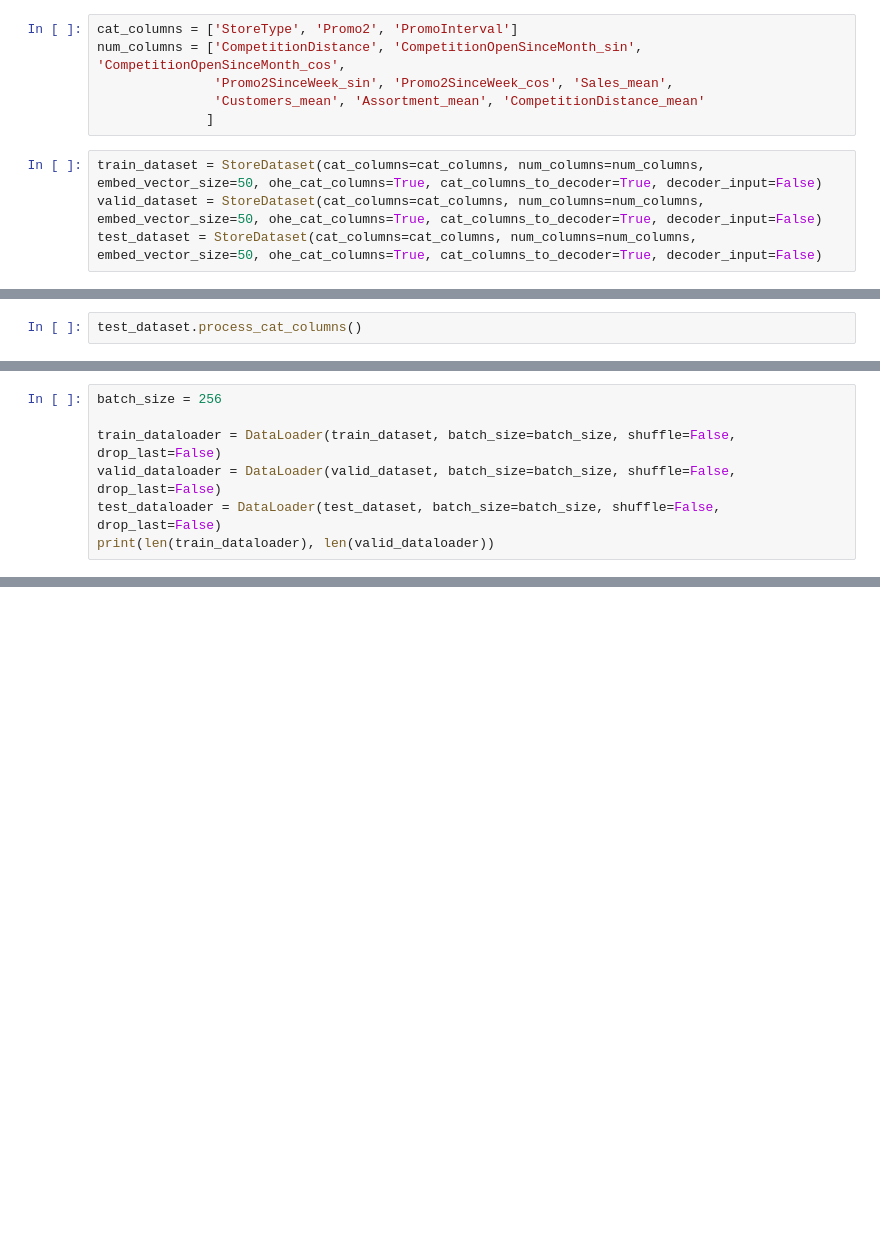
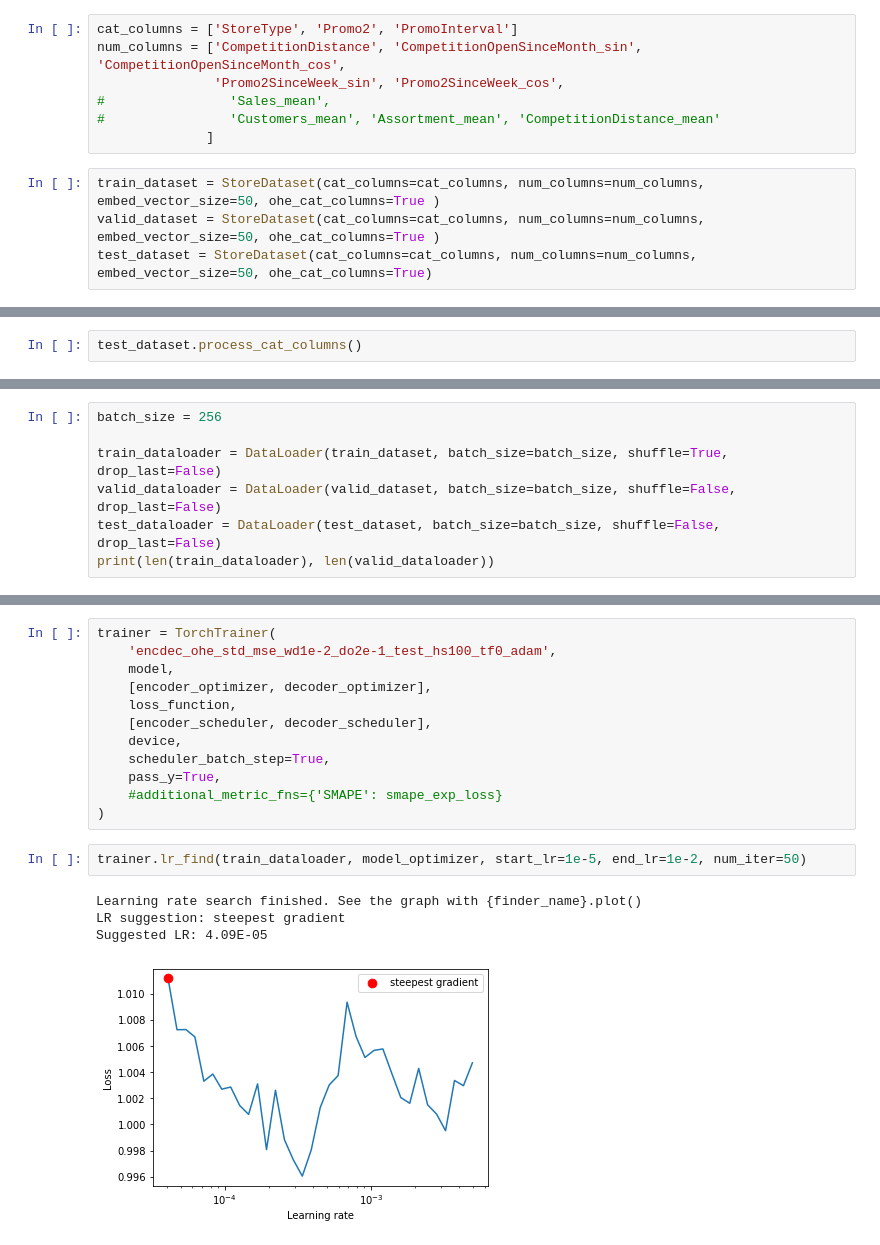
Before and after one commit to alienspaceman/Rossmann-Store-Sales, a Jupyter notebook: Final version.ipynb, the cells around one changed output, grey strips where cells are left out. Cells and saved outputs as stored; diff of their text form; blank space fills up the shorter version.

```diff
--- a/Final version.ipynb
+++ b/Final version.ipynb
@@ -283,11 +315,12 @@ print(train_sequence_data.shape, valid_sequence_data.shape, test_sequence_data.s
 # %%
 cat_columns = ['StoreType', 'Promo2', 'PromoInterval']
 num_columns = ['CompetitionDistance', 'CompetitionOpenSinceMonth_sin', 'CompetitionOpenSinceMonth_cos',
-               'Promo2SinceWeek_sin', 'Promo2SinceWeek_cos', 'Sales_mean',
-               'Customers_mean', 'Assortment_mean', 'CompetitionDistance_mean'
+               'Promo2SinceWeek_sin', 'Promo2SinceWeek_cos',
+#                'Sales_mean',
+#                'Customers_mean', 'Assortment_mean', 'CompetitionDistance_mean'
               ]
 # %%
-train_dataset = StoreDataset(cat_columns=cat_columns, num_columns=num_columns, embed_vector_size=50, ohe_cat_columns=True, cat_columns_to_decoder=True, decoder_input=False)
-valid_dataset = StoreDataset(cat_columns=cat_columns, num_columns=num_columns, embed_vector_size=50, ohe_cat_columns=True, cat_columns_to_decoder=True, decoder_input=False)
-test_dataset = StoreDataset(cat_columns=cat_columns, num_columns=num_columns, embed_vector_size=50, ohe_cat_columns=True, cat_columns_to_decoder=True, decoder_input=False)
+train_dataset = StoreDataset(cat_columns=cat_columns, num_columns=num_columns, embed_vector_size=50, ohe_cat_columns=True )
+valid_dataset = StoreDataset(cat_columns=cat_columns, num_columns=num_columns, embed_vector_size=50, ohe_cat_columns=True )
+test_dataset = StoreDataset(cat_columns=cat_columns, num_columns=num_columns, embed_vector_size=50, ohe_cat_columns=True)
 # %% [output]
@@ -327,7 +350,7 @@ len(num_columns)
 # %%
 batch_size = 256
 
-train_dataloader = DataLoader(train_dataset, batch_size=batch_size, shuffle=False, drop_last=False)
+train_dataloader = DataLoader(train_dataset, batch_size=batch_size, shuffle=True, drop_last=False)
 valid_dataloader = DataLoader(valid_dataset, batch_size=batch_size, shuffle=False, drop_last=False)
 test_dataloader = DataLoader(test_dataset, batch_size=batch_size, shuffle=False, drop_last=False)
 print(len(train_dataloader), len(valid_dataloader))
@@ -370,0 +428,19 @@ tensor([[ 0.8613,  1.1084,  1.0000,  ...,  0.0000,  0.0000,  0.0000],
+# %%
+trainer = TorchTrainer(
+    'encdec_ohe_std_mse_wd1e-2_do2e-1_test_hs100_tf0_adam',
+    model,
+    [encoder_optimizer, decoder_optimizer],
+    loss_function,
+    [encoder_scheduler, decoder_scheduler],
+    device,
+    scheduler_batch_step=True,
+    pass_y=True,
+    #additional_metric_fns={'SMAPE': smape_exp_loss}
+)
+# %%
+trainer.lr_find(train_dataloader, model_optimizer, start_lr=1e-5, end_lr=1e-2, num_iter=50)
+# %% [output]
+Learning rate search finished. See the graph with {finder_name}.plot()
+LR suggestion: steepest gradient
+Suggested LR: 4.09E-05
+[figure, added]
```
Also changed, not shown: parts of 49 cells of this notebook, 33 other files.
